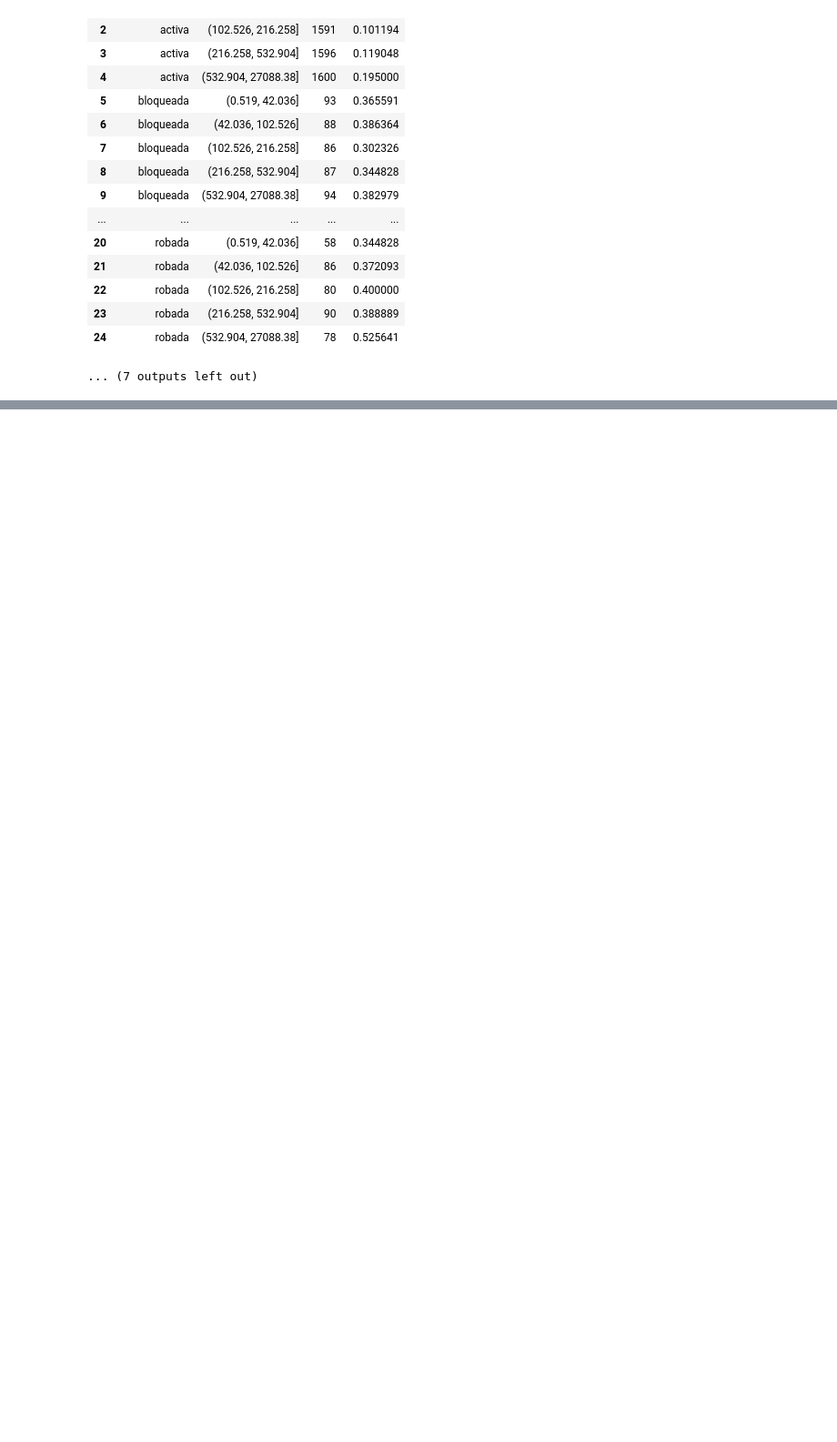
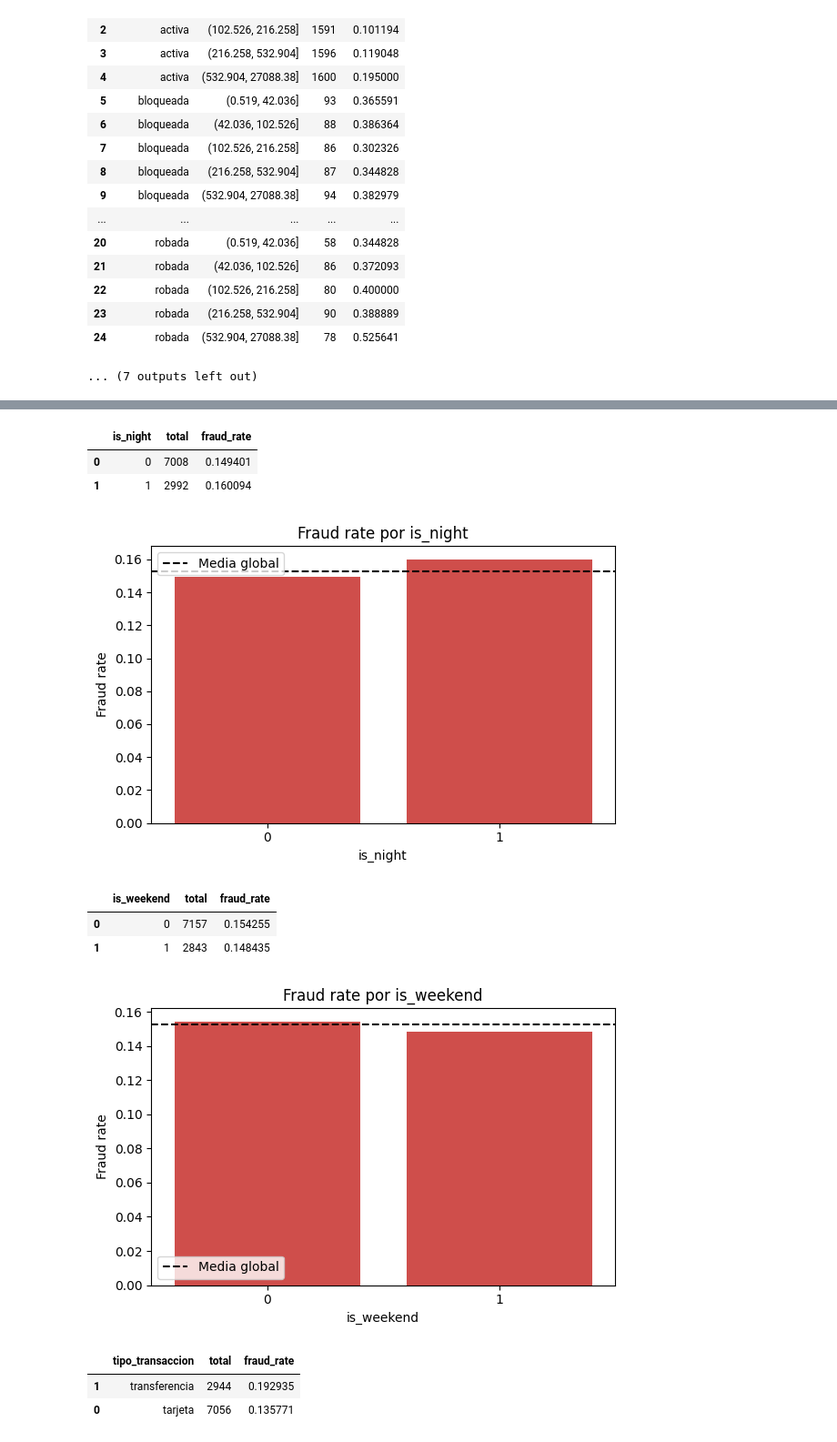
Before and after one commit to CPasData/NovaPay_ML, a Jupyter notebook: Notebooks/EDA.ipynb, the cells around one changed output, grey strips where cells are left out. Shown at 91% size. Drawn from its saved outputs; the diff is of its cells as text; code cells hidden in the pictures; blank space fills up the shorter version.

```diff
--- a/Notebooks/EDA.ipynb
+++ b/Notebooks/EDA.ipynb
@@ -1378,0 +1413,45 @@ resumen_y_heatmap(
+# %%
+# is night - is weekend
+base_rate = df['IS_FRAUD'].mean()
+
+for col in ['is_night', 'is_weekend']:
+    resumen = (
+        df.groupby(col)['IS_FRAUD']
+        .agg(total='size', fraud_rate='mean')
+        .reset_index()
+    )
+
+    display(resumen)
+
+    plt.figure(figsize=(6, 4))
+    sns.barplot(data=resumen, x=col, y='fraud_rate', color='#E53935')
+    plt.axhline(base_rate, color='black', linestyle='--', label='Media global')
+    plt.title(f'Fraud rate por {col}')
+    plt.xlabel(col)
+    plt.ylabel('Fraud rate')
+    plt.legend()
+    plt.tight_layout()
+    plt.show()
+# %% [output]
+|  | is_night | total | fraud_rate |
+| 0 | 0 | 7008 | 0.149401 |
+| 1 | 1 | 2992 | 0.160094 |
+[figure, added]
+|  | is_weekend | total | fraud_rate |
+| 0 | 0 | 7157 | 0.154255 |
+| 1 | 1 | 2843 | 0.148435 |
+[figure, added]
+# %%
+# tipo de transaccion explicito
+resumen_tipo = (
+    df.groupby('tipo_transaccion')['IS_FRAUD']
+    .agg(total='size', fraud_rate='mean')
+    .reset_index()
+    .sort_values('fraud_rate', ascending=False)
+)
+
+display(resumen_tipo)
+# %% [output]
+|  | tipo_transaccion | total | fraud_rate |
+| 1 | transferencia | 2944 | 0.192935 |
+| 0 | tarjeta | 7056 | 0.135771 |
```
Also changed, not shown: parts of 5 cells of this notebook, 1 other file.
